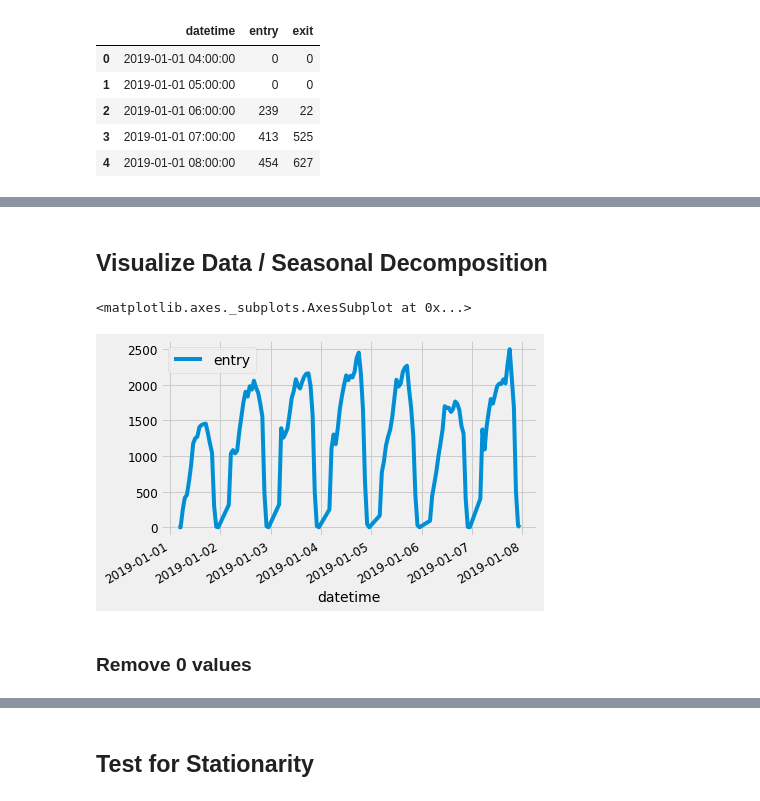
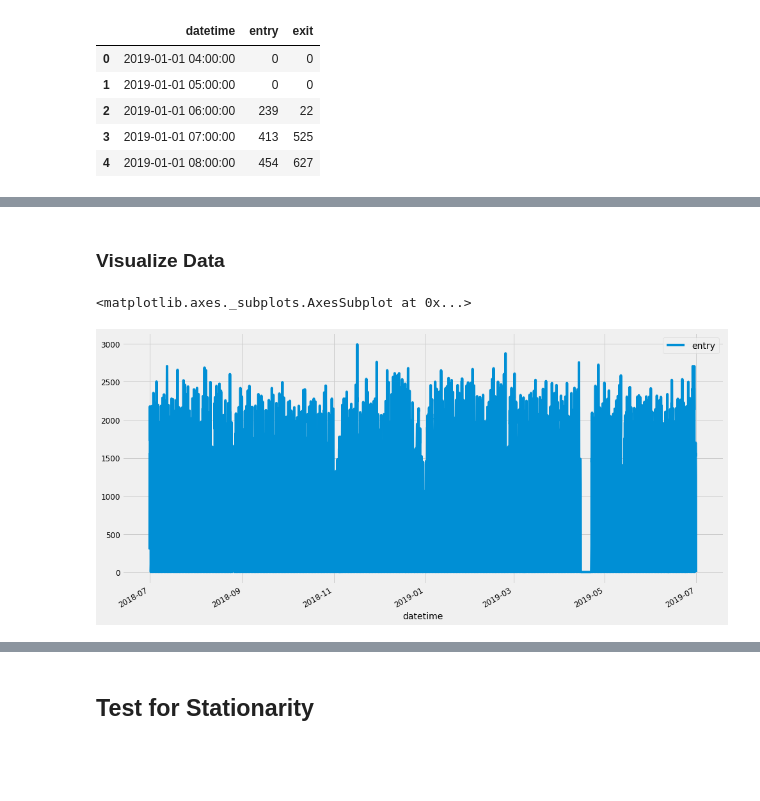
Before and after one commit to khpotenciano/mrt-recommender, a Jupyter notebook: notebooks/Ridership EDA.ipynb, the cells around one changed output, grey strips where cells are left out. Saved outputs shown, nothing was run; the diff lists cells and outputs as text; code cells hidden in the pictures; blank space fills up the shorter version.

```diff
--- a/notebooks/Ridership EDA.ipynb
+++ b/notebooks/Ridership EDA.ipynb
@@ -65,9 +87,7 @@ entry_df.set_index('datetime', inplace=True)
 # %% [markdown]
-## Visualize Data / Seasonal Decomposition
+### Visualize Data
-# %%
-entry_df[0:140].plot()
-# %% [output]
-<matplotlib.axes._subplots.AxesSubplot at 0x...>
-[figure, removed]
-# %% [markdown]
-### Remove 0 values
+# %%
+entry_df.plot(figsize=(15,8))
+# %% [output]
+<matplotlib.axes._subplots.AxesSubplot at 0x...>
+[figure, added]
```
Also changed, not shown: parts of 18 cells of this notebook, 1 other file.
